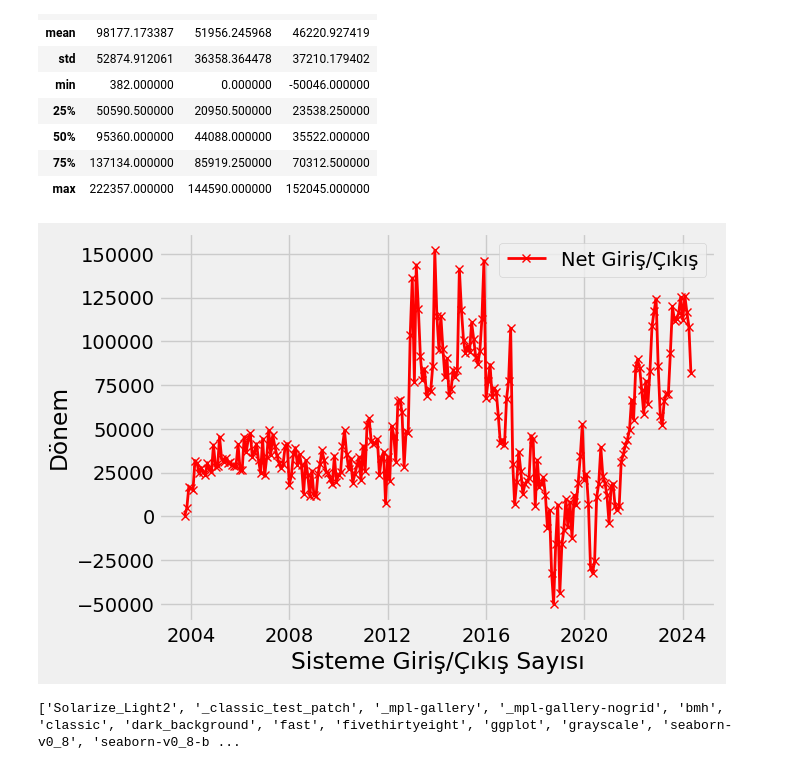
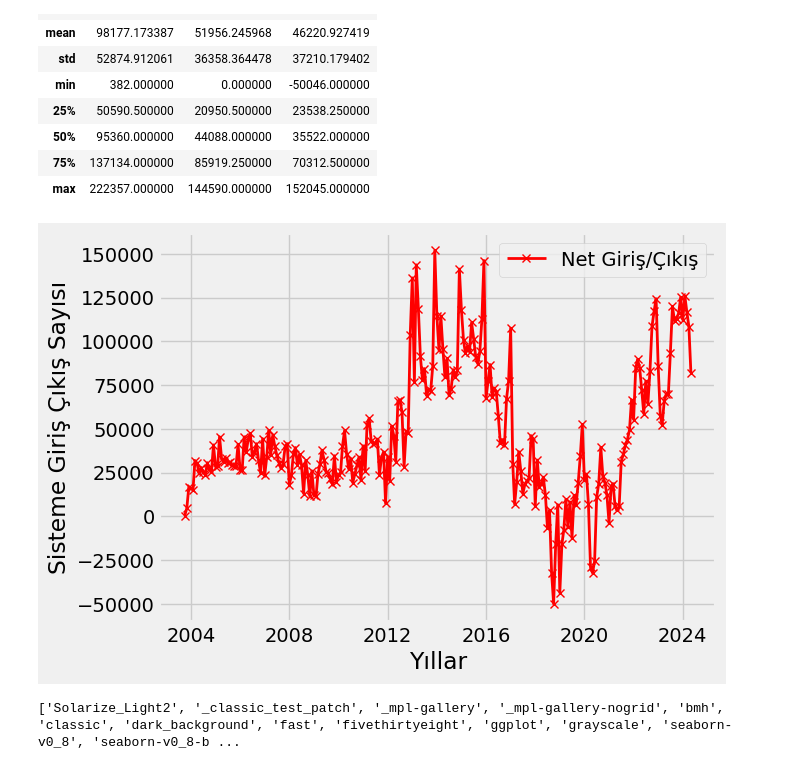
Before and after one commit to berk-yild1z/BES_analiz, a Jupyter notebook: Bes_analiz.ipynb, the cells around one changed output. Cells and saved outputs as stored; diff of their text form; code cells hidden in the pictures.

```diff
--- a/Bes_analiz.ipynb
+++ b/Bes_analiz.ipynb
@@ -26,13 +26,13 @@ net_giriş_çıkış.describe()
 # %%
 fig, ax = plt.subplots()
 plt.style.use('fivethirtyeight')
-plt.xlabel("Sisteme Giriş/Çıkış Sayısı")
-plt.ylabel("Dönem")
+plt.xlabel("Yıllar")
+plt.ylabel("Sisteme Giriş Çıkış Sayısı")
 plt.plot(net_giriş_çıkış.index,net_giriş_çıkış["Net"],color="red",linewidth=2, marker="x")
 plt.legend(["Net Giriş/Çıkış"])
 plt.show()
 # %% [output]
-[figure, old version]
+[figure, new version]
 # %%
 katilimci_sertifika=pd.read_excel("Data.xlsx",sheet_name="Katılımcı ve Sertifika Sayısı")
 katilimci_sertifika["Date"]=pd.to_datetime(katilimci_sertifika["Date"],format="%d%m%Y")
```
Also changed, not shown: parts of 4 cells of this notebook, 7 other files.
